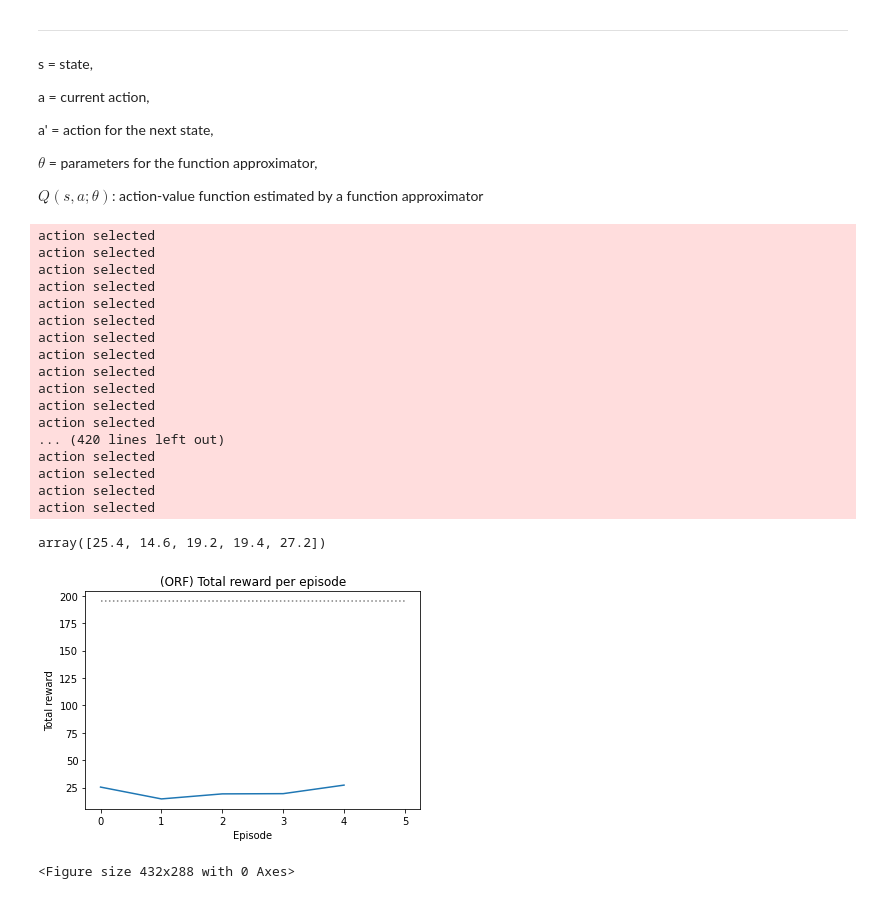
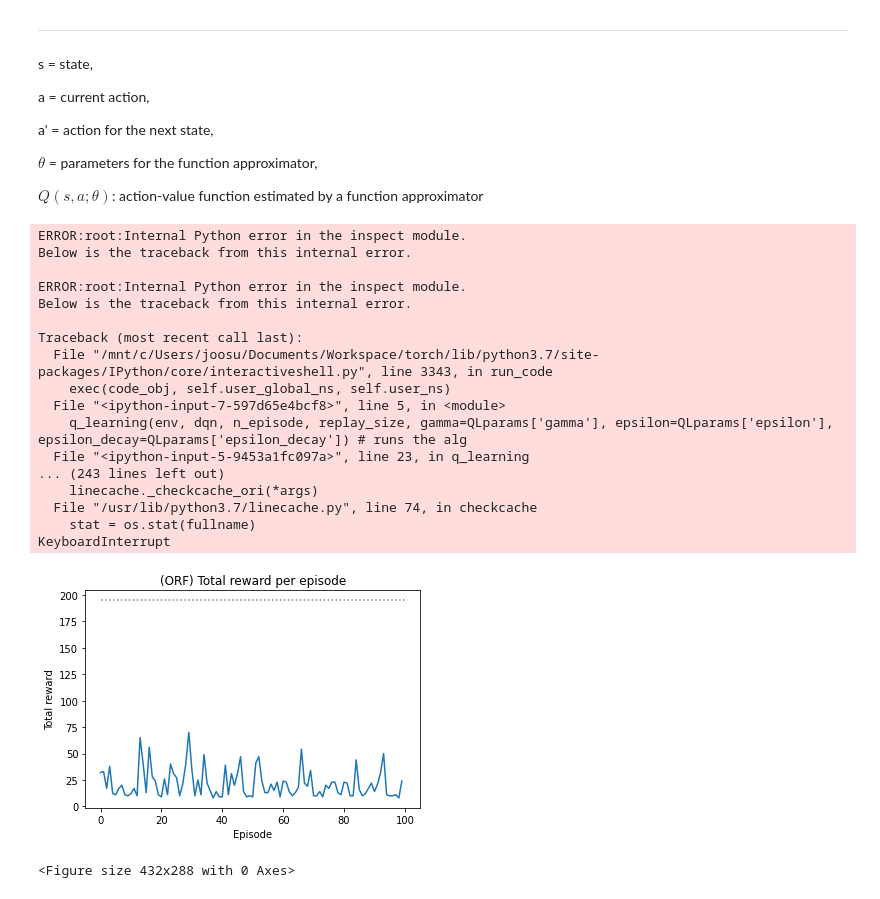
Before and after one commit to joosung-min/Q-Learning-with-Online-Trees, a Jupyter notebook: ORF_CartPole_v3.ipynb, the cells around one changed output. Saved outputs shown, nothing was run; the diff lists cells and outputs as text; code cells hidden in the pictures.

```diff
--- a/ORF_CartPole_v3.ipynb
+++ b/ORF_CartPole_v3.ipynb
@@ -184,11 +174,15 @@ env = gym.envs.make("CartPole-v1")
 n_state = env.observation_space.shape[0]
 n_action = env.action_space.n
 
-n_episode = 200
+memory = deque(maxlen=10000)
+n_episode = 150
 replay_size = 32
-reps = 25
 
-rep_TRES = []
+ORFparams = {'minSamples': replay_size*2, 'minGain': 0.1, 'xrng': None, 'maxDepth': 11, 'numTrees': 5, 'maxTrees': 30} # numTrees -> 30 after 100 iters. 25 restarts
+
+dqn = ORF_DQN(n_state, n_action, replay_size, ORFparams)
+
+total_reward_episode = [0] * n_episode
 
 ep = {i: [] for i in range(n_episode)}
 
@@ -198,56 +192,45 @@ QLparams = {'gamma' : 1.0, 'epsilon' : 0.5, 'epsilon_decay' : 0.99}
 
 start = time.time()
 
-
-for i in range(reps):
-    memory = deque(maxlen=100000)
-    ORFparams = {'minSamples': replay_size*2, 'minGain': 0.1, 'xrng': None, 'maxDepth': 11, 'numTrees': 10, 'maxTrees': 30} # numTrees -> 30 after 100 iters. 25 restarts
-    dqn = ORF_DQN(n_state, n_action, replay_size, ORFparams)
-    total_reward_episode = np.zeros(n_episode)
-    q_learning(env, dqn, n_episode, replay_size, gamma=QLparams['gamma'], epsilon=QLparams['epsilon'], epsilon_decay=QLparams['epsilon_decay']) # runs the alg
-    rep_TRES.append(total_reward_episode)
+q_learning(env, dqn, n_episode, replay_size, gamma=QLparams['gamma'], epsilon=QLparams['epsilon'], epsilon_decay=QLparams['epsilon_decay']) # runs the alg
 
 end = time.time()
 
 duration = int(end - start)
 
-# print("learning duration =", duration, " seconds")
-# print("mean reward = ", np.mean(total_reward_episode))
-# print("max reward = ", max(total_reward_episode))
-
-mean_total_reward_episode = np.mean(rep_TRES, axis=0) # column mean
-mean_total_reward_episode
+print("learning duration =", duration, " seconds")
+print("mean reward = ", np.mean(total_reward_episode))
+print("max reward = ", max(total_reward_episode))
 # %% [output]
-action selected
-action selected
-action selected
-action selected
-action selected
-action selected
-action selected
-action selected
-action selected
-action selected
-action selected
-action selected
-... (420 lines left out)
-action selected
-action selected
-action selected
-action selected
+ERROR:root:Internal Python error in the inspect module.
+Below is the traceback from this internal error.
+
+ERROR:root:Internal Python error in the inspect module.
+Below is the traceback from this internal error.
+
+Traceback (most recent call last):
+  File "/mnt/c/Users/joosu/Documents/Workspace/torch/lib/python3.7/site-packages/IPython/core/interactiveshell.py", line 3343, in run_code
+    exec(code_obj, self.user_global_ns, self.user_ns)
+  File "<ipython-input-7-597d65e4bcf8>", line 5, in <module>
+    q_learning(env, dqn, n_episode, replay_size, gamma=QLparams['gamma'], epsilon=QLparams['epsilon'], epsilon_decay=QLparams['epsilon_decay']) # runs the alg
+  File "<ipython-input-5-9453a1fc097a>", line 23, in q_learning
+... (243 lines left out)
+    linecache._checkcache_ori(*args)
+  File "/usr/lib/python3.7/linecache.py", line 74, in checkcache
+    stat = os.stat(fullname)
+KeyboardInterrupt
-array([25.4, 14.6, 19.2, 19.4, 27.2])
 # %%
 backup_file_name = "ORF_CartPole_" + time.strftime("%y%m%d") + "_1"
 img_file = backup_file_name + ".jpg"
-plt.plot(mean_total_reward_episode)
+plt.plot(total_reward_episode)
 plt.title("(ORF) Total reward per episode")
 plt.xlabel("Episode")
 plt.ylabel("Total reward")
 plt.hlines(195, xmin=0, xmax=n_episode, linestyles="dotted", colors="gray")
 plt.show()
 plt.savefig(fname = img_file)
 # %% [output]
-[figure, old version]
+[figure, new version]
 <Figure size 432x288 with 0 Axes>
 # %%
 # To back-up the work
```
Also changed, not shown: parts of 4 cells of this notebook, 24 other files.
